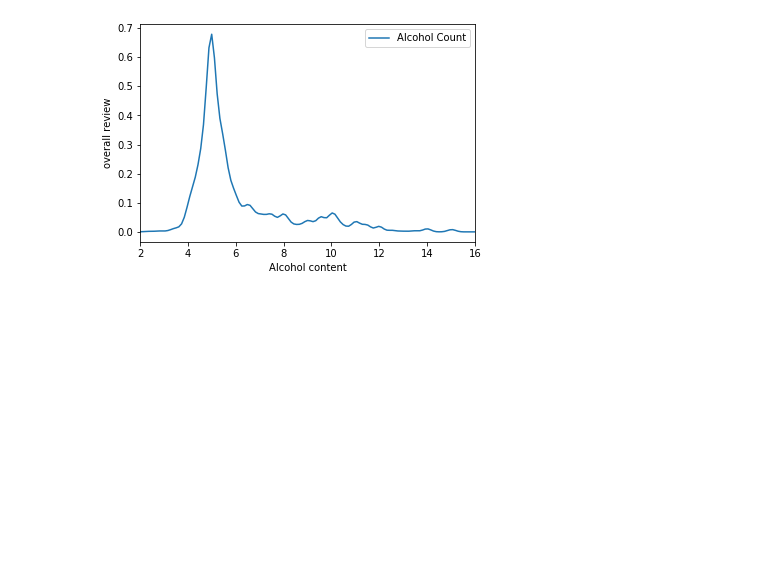
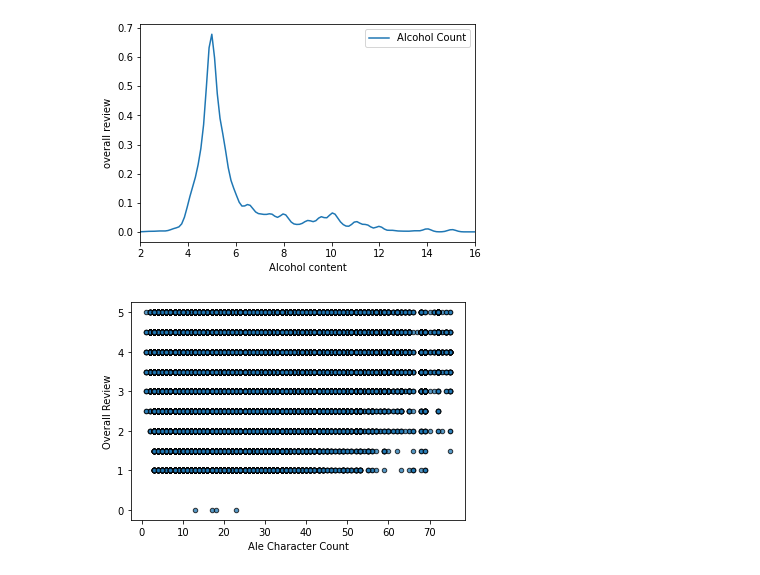
Before and after one commit to arselv/Project_1_Group_2, a Jupyter notebook: Beer_Review_Final.ipynb, the cells around one changed output. Drawn from its saved outputs; the diff is of its cells as text; code cells hidden in the pictures; blank space fills up the shorter version.

Commit message:
Adding Character Count Code

```diff
--- a/Beer_Review_Final.ipynb
+++ b/Beer_Review_Final.ipynb
@@ -351,3 +351,27 @@ plt.ylabel('overall review')
 plt.show()
 # %% [output]
 [figure]
+# %%
+# Separate Ales from Lagers and Others
+beer_data_ale = beer_data[beer_data.Category == "Ale"]
+beer_data_ale
+
+# Calculate Character Count
+character_count_ale = beer_data_ale['beer_name'].str.len()
+character_count_series = pd.Series(character_count_ale)
+
+overall_review_ale = beer_data_ale['review_overall']
+overall_review_series = pd.Series(overall_review_ale)
+
+# Character Count Dataframe
+marketing_ale = {'Ale Character Count': character_count_series, 'Overall Review': overall_review_series}
+marketing_ale_DF = pd.DataFrame(marketing_ale)
+# %%
+#Plot information for Ale Character Count
+
+marketing_ale_DF.plot.scatter(x='Ale Character Count', y='Overall Review', marker="o", facecolors="red", edgecolors="black",
+              s=None, alpha=0.75)
+plt.show()
+#plt.savefig('Ale_Character_Scatter_01.png')
+# %% [output]
+[figure, added]
```
Also changed, not shown: parts of 2 cells of this notebook, 1 other file.
